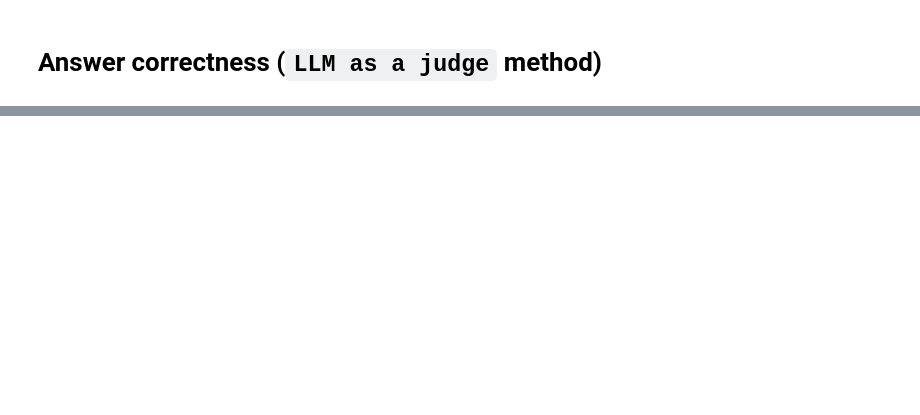
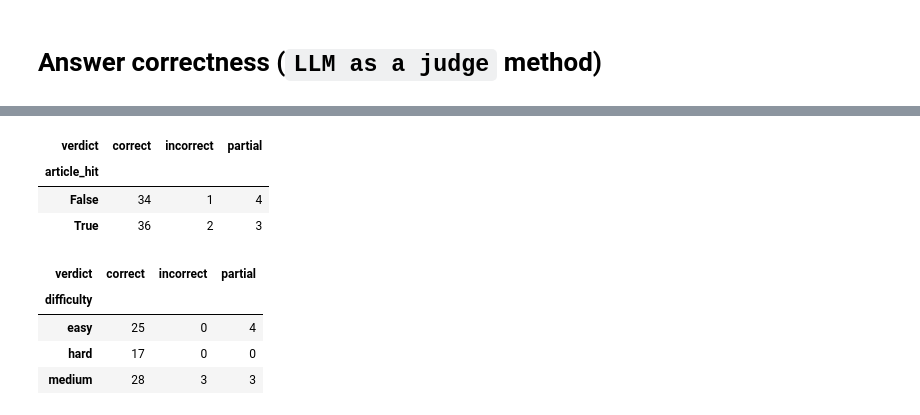
Before and after one commit to AmirAAZ818/ukask, a Jupyter notebook: notebooks/04_answer_correctness.ipynb, the cells around one changed output, grey strips where cells are left out. Saved outputs shown, nothing was run; the diff lists cells and outputs as text; code cells hidden in the pictures; blank space fills up the shorter version.

```diff
--- a/notebooks/04_answer_correctness.ipynb
+++ b/notebooks/04_answer_correctness.ipynb
@@ -107,0 +176,2 @@ results.save_results(
+# %%
+hybrid_rows_test = ragm.evaluate_answers(test, k=5, search_fn=retriever.search_hybrid, save_path="../data/eval/results/answers_hybrid_test.json",)
@@ -107,0 +196,16 @@ results.save_results(
+# %%
+hybrid_test_df = pd.DataFrame(hybrid_rows_test)
+pd.crosstab(hybrid_test_df["article_hit"], hybrid_test_df["verdict"])
+# %% [output]
+| verdict | correct | incorrect | partial |
+| article_hit |  |  |  |
+| False | 34 | 1 | 4 |
+| True | 36 | 2 | 3 |
+# %%
+pd.crosstab(hybrid_test_df["difficulty"], hybrid_test_df["verdict"])
+# %% [output]
+| verdict | correct | incorrect | partial |
+| difficulty |  |  |  |
+| easy | 25 | 0 | 4 |
+| hard | 17 | 0 | 0 |
+| medium | 28 | 3 | 3 |
```
Also changed, not shown: parts of 26 cells of this notebook, 10 other files.
